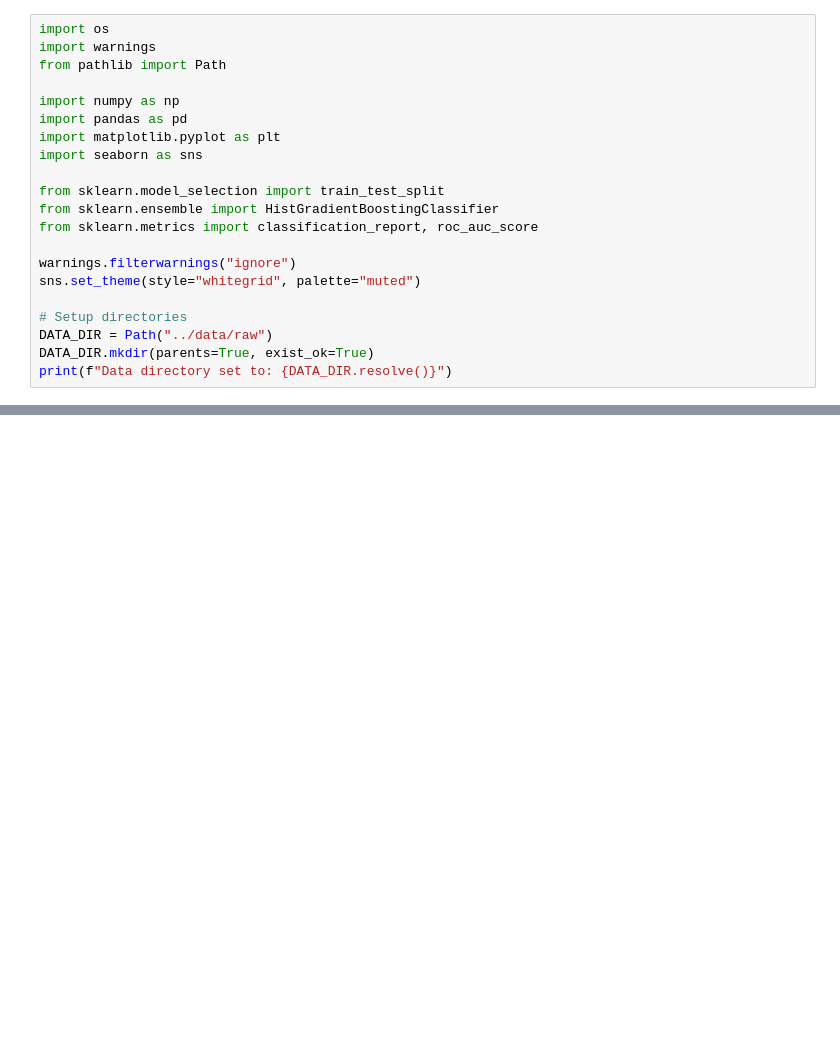
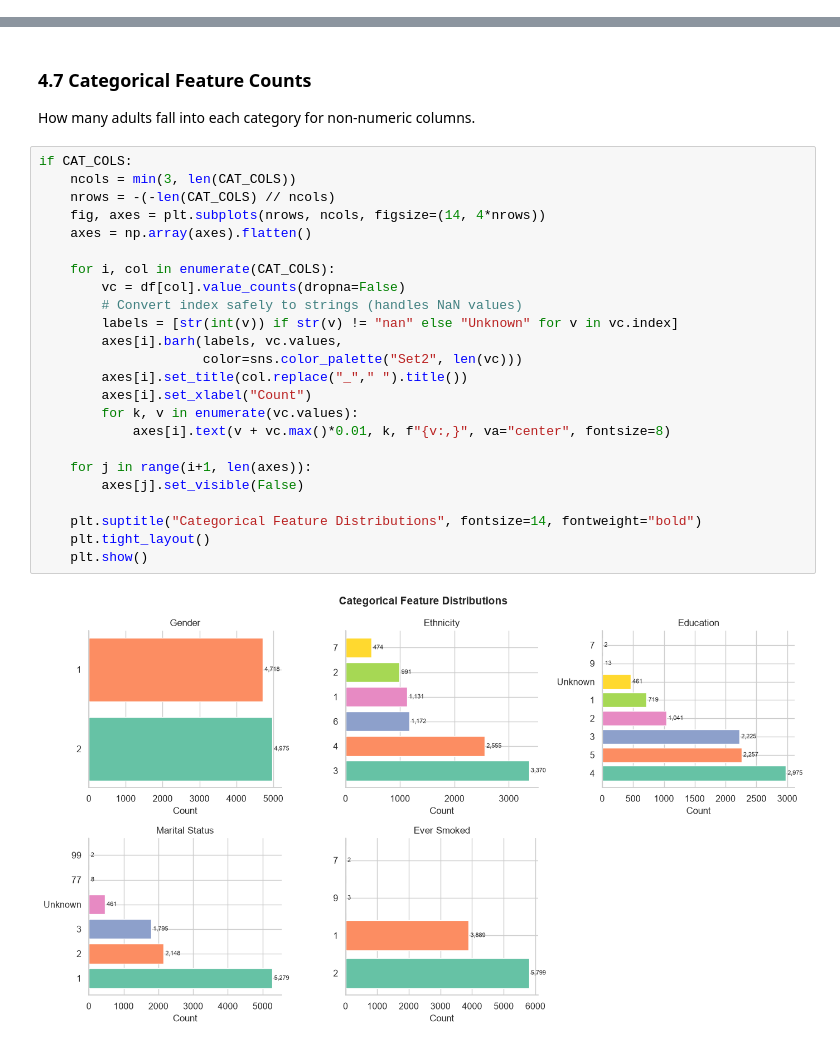
Before and after one commit to aashour06/MediVision-AI, a Jupyter notebook: notebooks/01_MediVision_Predictive_Health_Analytics.ipynb, the cells around one changed output, grey strips where cells are left out. Saved outputs shown, nothing was run; the diff lists cells and outputs as text; blank space fills up the shorter version.

```diff
--- a/notebooks/01_MediVision_Predictive_Health_Analytics.ipynb
+++ b/notebooks/01_MediVision_Predictive_Health_Analytics.ipynb
@@ -5,21 +0,0 @@
-# %%
-import os
-import warnings
-from pathlib import Path
-
-import numpy as np
-import pandas as pd
-import matplotlib.pyplot as plt
-import seaborn as sns
-
-from sklearn.model_selection import train_test_split
-from sklearn.ensemble import HistGradientBoostingClassifier
-from sklearn.metrics import classification_report, roc_auc_score
-
-warnings.filterwarnings("ignore")
-sns.set_theme(style="whitegrid", palette="muted")
-
-# Setup directories
-DATA_DIR = Path("../data/raw")
-DATA_DIR.mkdir(parents=True, exist_ok=True)
-print(f"Data directory set to: {DATA_DIR.resolve()}")
@@ -253,0 +397,30 @@ Arthritis       | AT RISK (⚠️)    | Risk Score:  73.5%
+# %% [markdown]
+### 4.7 Categorical Feature Counts
+
+How many adults fall into each category for non-numeric columns.
+# %%
+if CAT_COLS:
+    ncols = min(3, len(CAT_COLS))
+    nrows = -(-len(CAT_COLS) // ncols)
+    fig, axes = plt.subplots(nrows, ncols, figsize=(14, 4*nrows))
+    axes = np.array(axes).flatten()
+
+    for i, col in enumerate(CAT_COLS):
+        vc = df[col].value_counts(dropna=False)
+        # Convert index safely to strings (handles NaN values)
+        labels = [str(int(v)) if str(v) != "nan" else "Unknown" for v in vc.index]
+        axes[i].barh(labels, vc.values,
+                     color=sns.color_palette("Set2", len(vc)))
+        axes[i].set_title(col.replace("_"," ").title())
+        axes[i].set_xlabel("Count")
+        for k, v in enumerate(vc.values):
+            axes[i].text(v + vc.max()*0.01, k, f"{v:,}", va="center", fontsize=8)
+
+    for j in range(i+1, len(axes)):
+        axes[j].set_visible(False)
+
+    plt.suptitle("Categorical Feature Distributions", fontsize=14, fontweight="bold")
+    plt.tight_layout()
+    plt.show()
+# %% [output]
+[figure, added]
```
Also changed, not shown: parts of 50 cells of this notebook, 8 other files.
